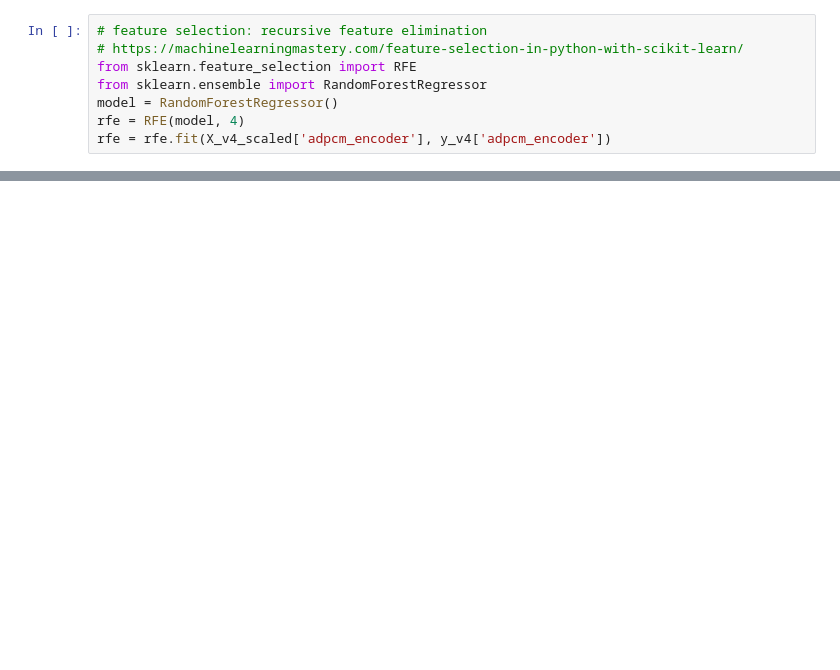
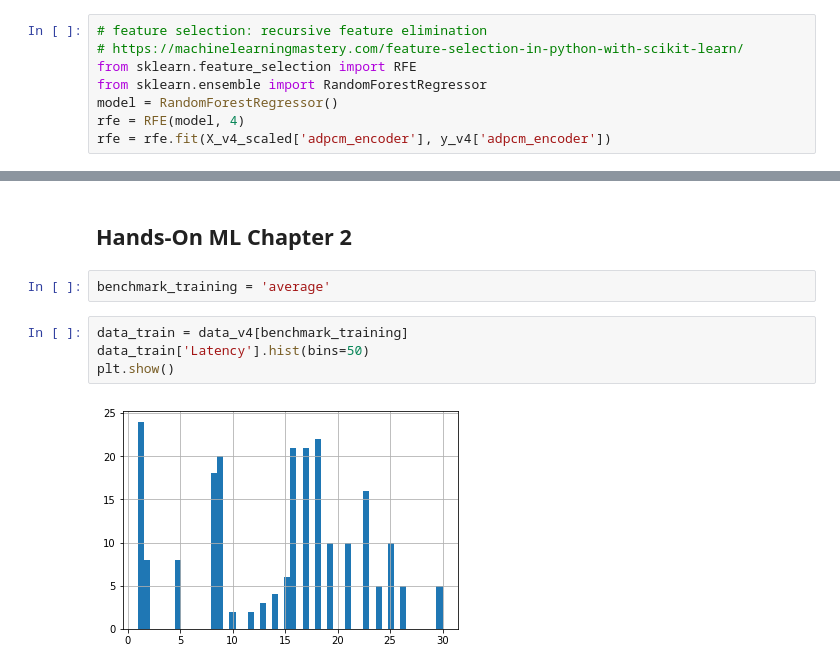
Before and after one commit to freelsn/dse-scripts, a Jupyter notebook: IN-PROGRESS/trade-off-prediction/Untitled.ipynb, the cells around one changed output, grey strips where cells are left out. Drawn from its saved outputs; the diff is of its cells as text; blank space fills up the shorter version.

```diff
--- a/IN-PROGRESS/trade-off-prediction/Untitled.ipynb
+++ b/IN-PROGRESS/trade-off-prediction/Untitled.ipynb
@@ -75,0 +34,10 @@ array([ 0.  ,  0.  ,  0.21,  0.  ,  0.  ,  0.  ,  0.36,  0.01,  0.  ,
+# %% [markdown]
+## Hands-On ML Chapter 2
+# %%
+benchmark_training = 'average'
+# %%
+data_train = data_v4[benchmark_training]
+data_train['Latency'].hist(bins=50)
+plt.show()
+# %% [output]
+[figure, added]
```
Also changed, not shown: parts of 34 cells of this notebook, 1 other file.
